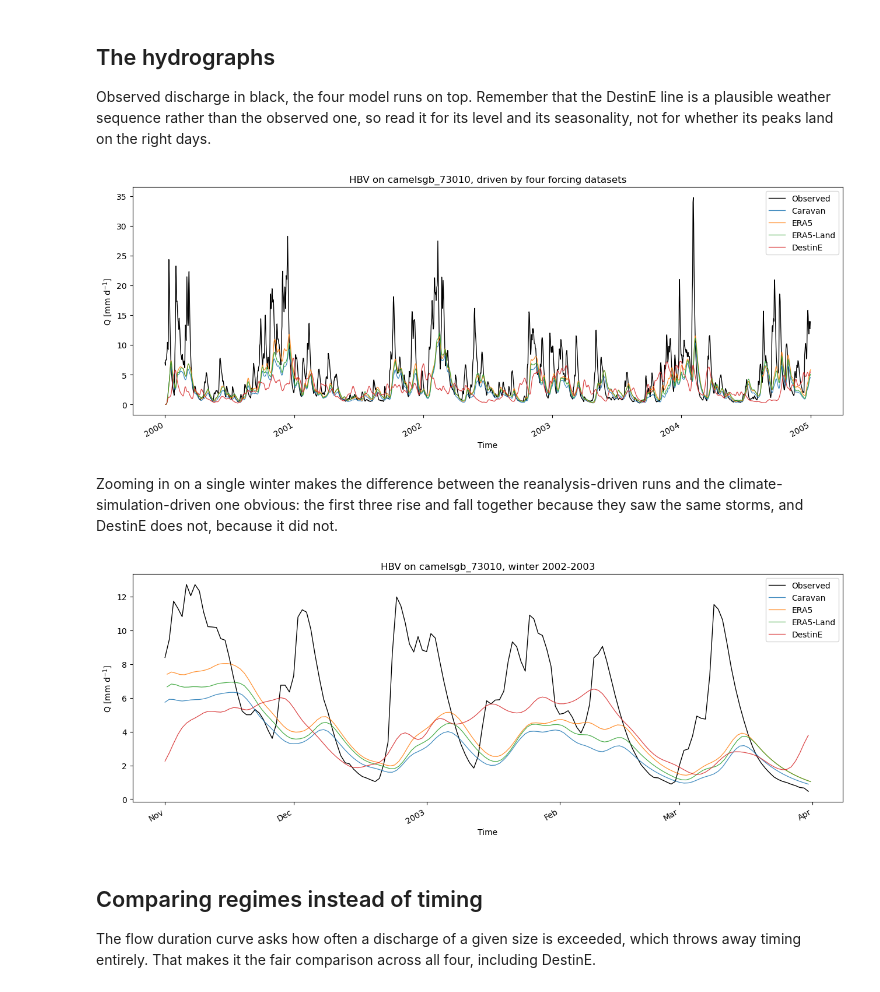
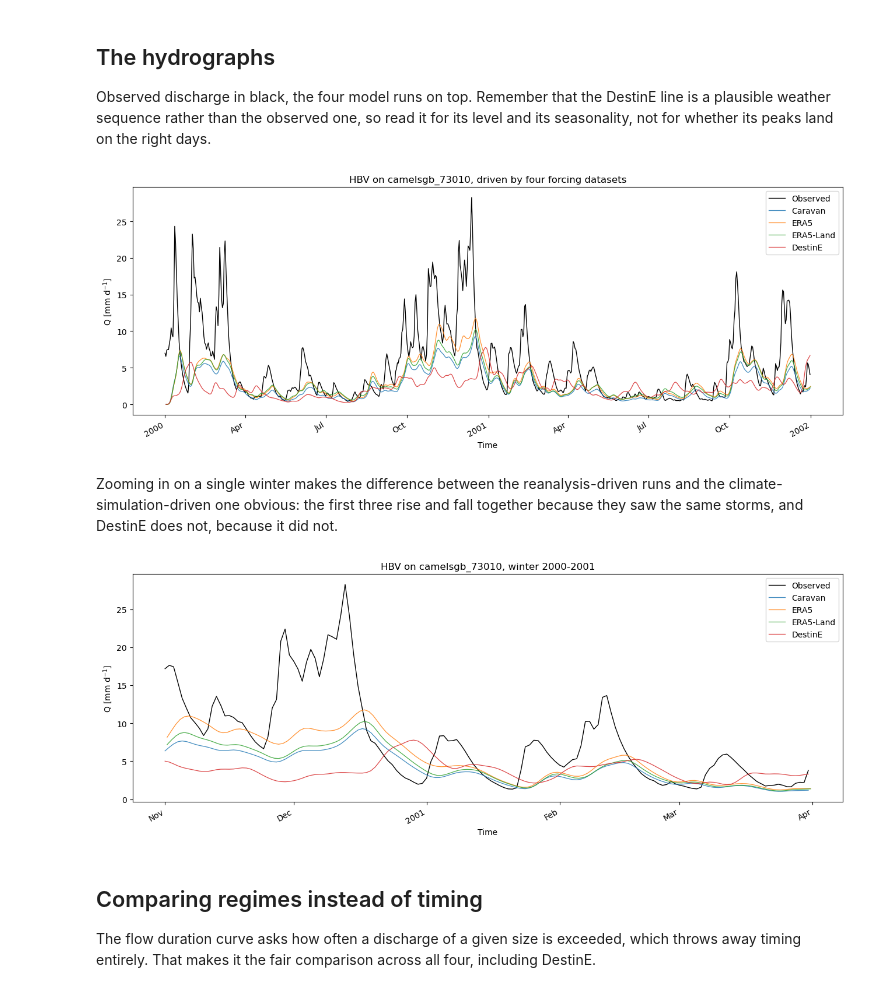
Before and after one commit to eWaterCycle/ewatercycle-destine, a Jupyter notebook: docs/forcings_with_hbv.ipynb, the cells around one changed output. Cells and saved outputs as stored; diff of their text form; code cells hidden in the pictures.

```diff
--- a/docs/forcings_with_hbv.ipynb
+++ b/docs/forcings_with_hbv.ipynb
@@ -73,7 +79,7 @@ DestinE `hist` experiment (1990-2014), so all four datasets cover it.
 camels_id = "camelsgb_73010"
 
 experiment_start_date = "2000-01-01T00:00:00Z"
-experiment_end_date = "2004-12-31T00:00:00Z"
+experiment_end_date = "2001-12-31T00:00:00Z"
 
 forcing_root = Path.home() / "forcing_destinE_check" / camels_id
 
@@ -427,14 +431,14 @@ fig.autofmt_xdate()
 fig.tight_layout()
 plt.show()
 # %% [output]
-[figure, old version]
+[figure, new version]
 # %% [markdown]
 Zooming in on a single winter makes the difference between the reanalysis-driven runs
 and the climate-simulation-driven one obvious: the first three rise and fall together
 because they saw the same storms, and DestinE does not, because it did not.
 # %%
-winter_start = "2002-11-01"
-winter_end = "2003-03-31"
+winter_start = "2000-11-01"
+winter_end = "2001-03-31"
 
 fig, ax = plt.subplots(figsize=(13, 5))
 
@@ -443,34 +447,34 @@ observed_hy = observed.loc[winter_start:winter_end]
 observed_hy.plot(
     ax=ax,
     color="black",
     linewidth=1.0,
     label="Observed",
 )
 
 # Modelled
 for name, series in runs.items():
     series_hy = series.loc[winter_start:winter_end]
 
     ax.plot(
         series_hy.index,
         series_hy.values,
         linewidth=0.9,
         alpha=0.85,
         label=name,
     )
 
 ax.set_ylabel("Q [mm d$^{-1}$]")
 ax.set_xlabel("Time")
 ax.set_title(
     f"HBV on {camels_id}, winter {winter_start[:4]}-{winter_end[:4]}"
 )
 ax.legend()
 
 fig.autofmt_xdate()
 fig.tight_layout()
 plt.show()
 # %% [output]
-[figure, old version]
+[figure, new version]
 # %% [markdown]
 ## Comparing regimes instead of timing
 
```
Also changed, not shown: parts of 12 cells of this notebook.
